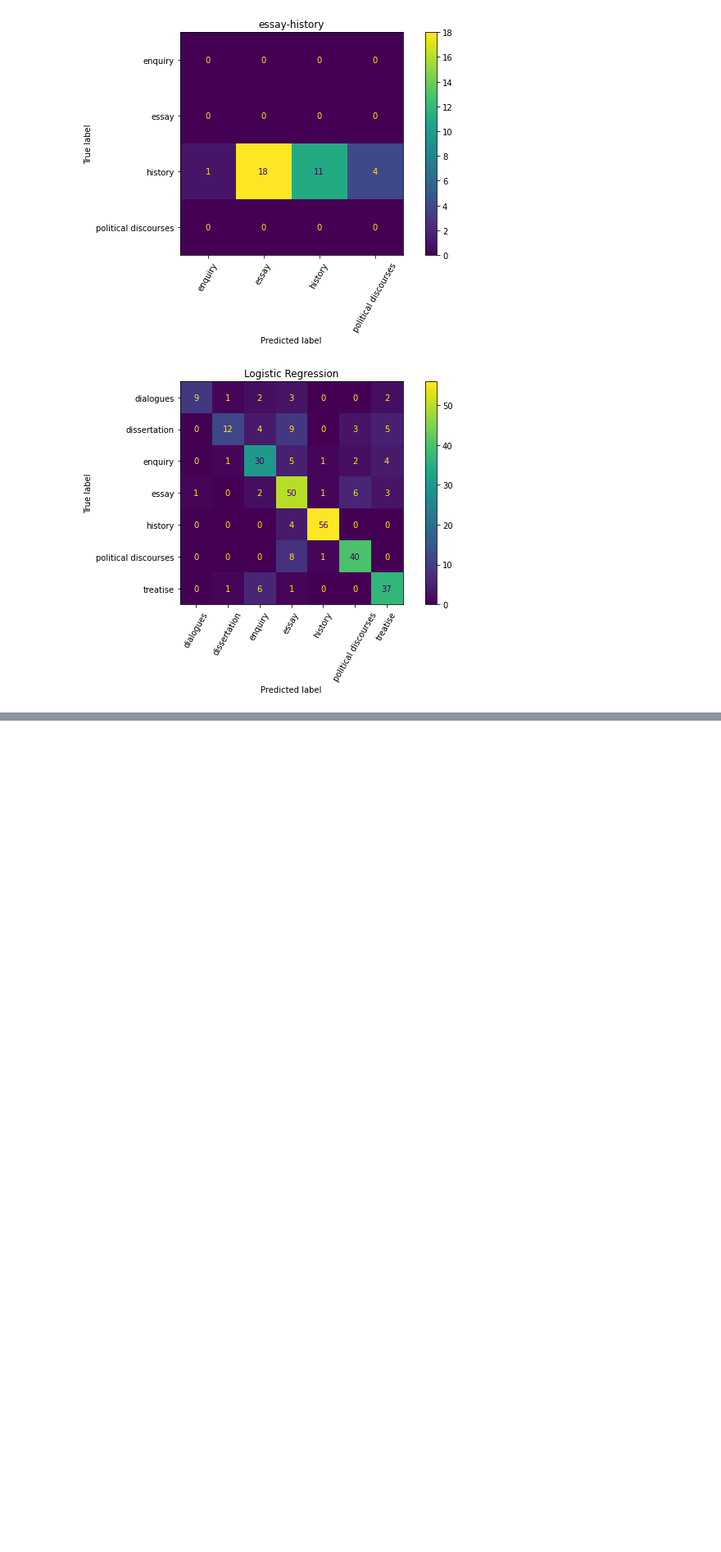
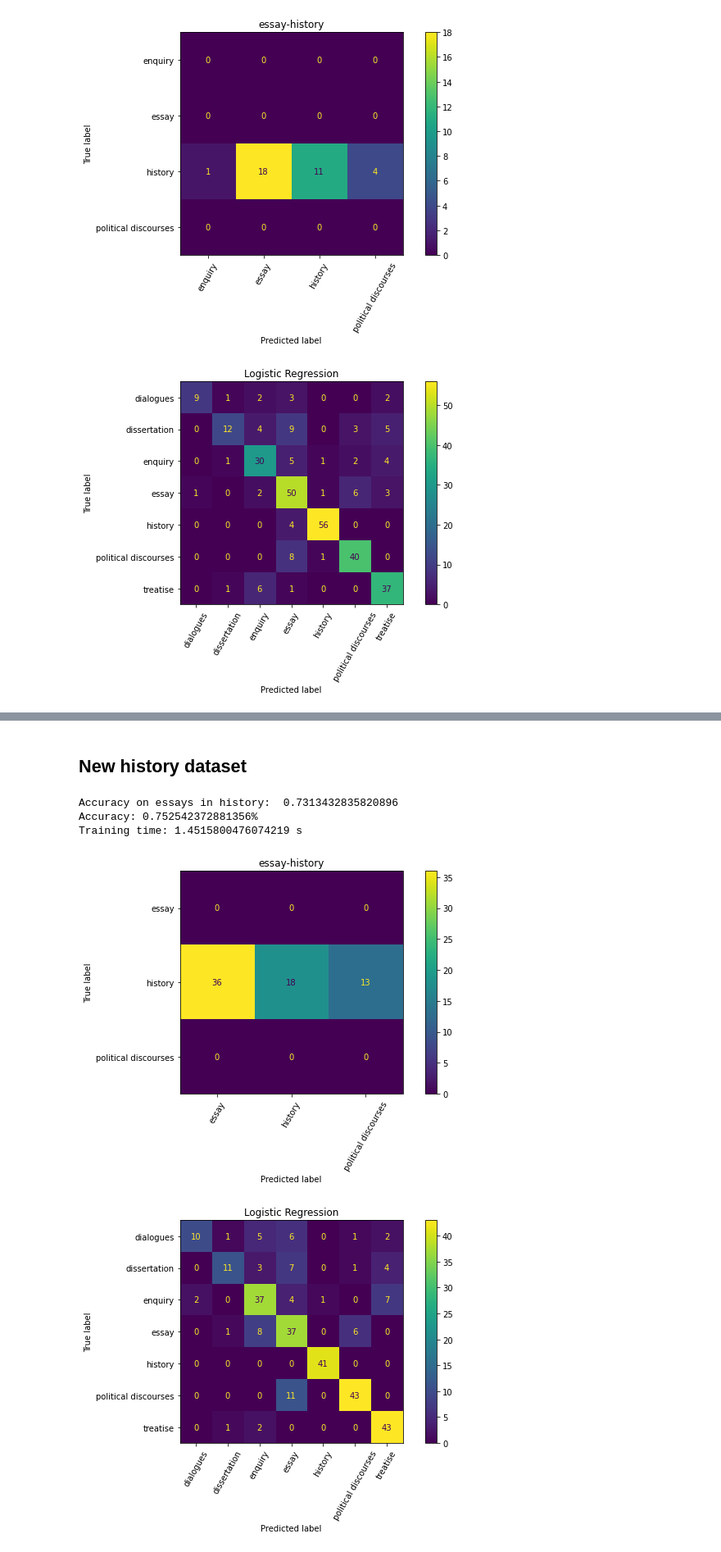
Before and after one commit to vbunt/hume-classifier, a Jupyter notebook: Classic ML further experiments.ipynb, the cells around one changed output, grey strips where cells are left out. Shown at 82% size. Cells and saved outputs as stored; diff of their text form; code cells hidden in the pictures; blank space fills up the shorter version.

```diff
--- a/Classic ML further experiments.ipynb
+++ b/Classic ML further experiments.ipynb
@@ -516,0 +581,15 @@ Training time: 0.8208303451538086 s
+# %% [markdown]
+## New history dataset
+# %%
+vectorizer = TfidfVectorizer(max_features=5000)
+data = collect_dataset(13, vectorizer=vectorizer, history_data='automatic')
+logreg_model = LogisticRegression()
+start = time.time()
+run_model(logreg_model, 'Logistic Regression', data=data)
+print(f'Training time: {time.time()-start} s')
+# %% [output]
+Accuracy on essays in history:  0.7313432835820896
+Accuracy: 0.752542372881356%
+Training time: 1.4515800476074219 s
+[figure, added]
+[figure, added]
```
Also changed, not shown: parts of 22 cells of this notebook, 20 other files.
